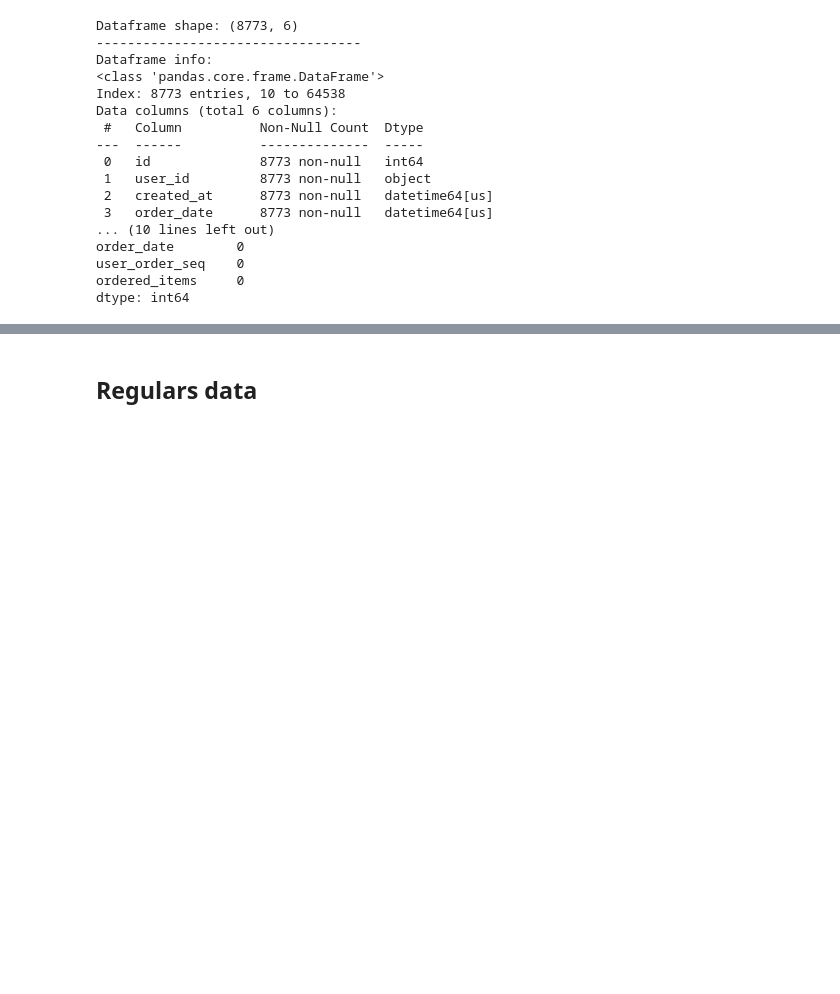
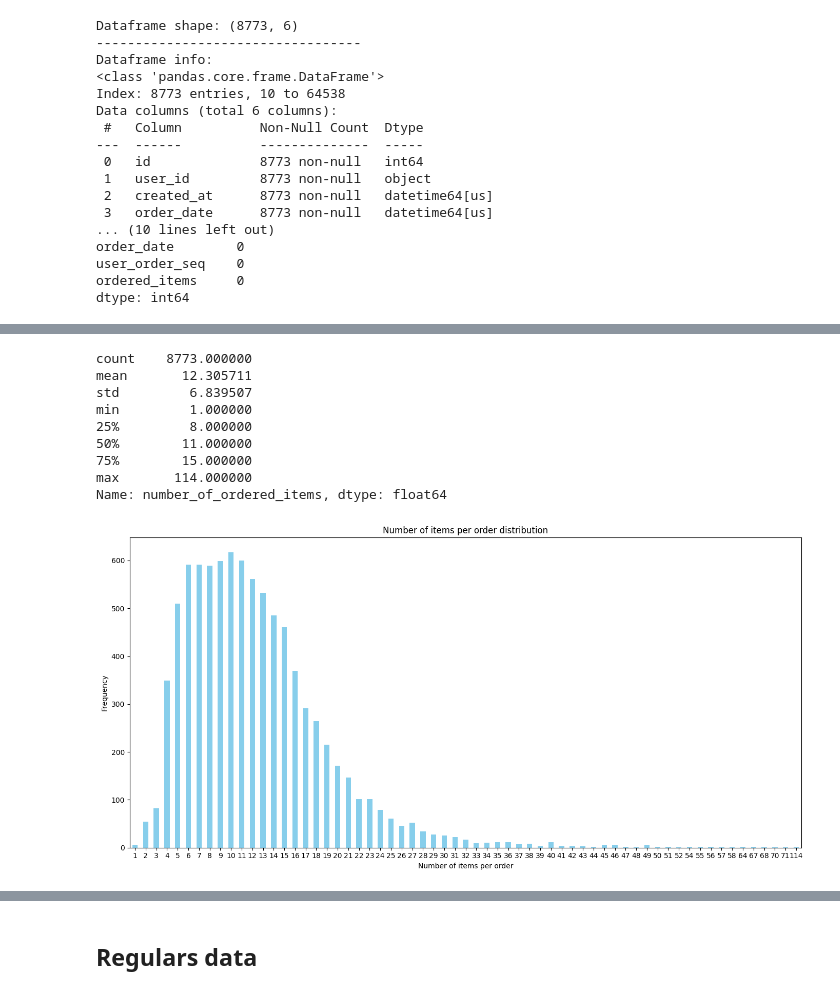
Before and after one commit to 10alexmarcos/zrive-ds, a Jupyter notebook: src/module_2/module_2_EDA.ipynb, the cells around one changed output, grey strips where cells are left out. Saved outputs shown, nothing was run; the diff lists cells and outputs as text; code cells hidden in the pictures; blank space fills up the shorter version.

```diff
--- a/src/module_2/module_2_EDA.ipynb
+++ b/src/module_2/module_2_EDA.ipynb
@@ -41,0 +87,28 @@ dtype: int64
+# %%
+#numer_of_ordereds_items distribution
+summary = orders_df['number_of_ordered_items'].describe()
+print(summary)
+
+
+item_counts = orders_df['number_of_ordered_items'].value_counts().sort_index()
+
+plt.figure(figsize=(14, 7))
+item_counts.plot(kind='bar', color='skyblue')
+plt.title('Number of items per order distribution')
+plt.xlabel('Number of items per order')
+plt.ylabel('Frequency')
+plt.xticks(rotation=0)
+plt.grid(False)
+plt.tight_layout()
+plt.show()
+# %% [output]
+count    8773.000000
+mean       12.305711
+std         6.839507
+min         1.000000
+25%         8.000000
+50%        11.000000
+75%        15.000000
+max       114.000000
+Name: number_of_ordered_items, dtype: float64
+[figure, added]
```
Also changed, not shown: parts of 17 cells of this notebook, 2 other files.
